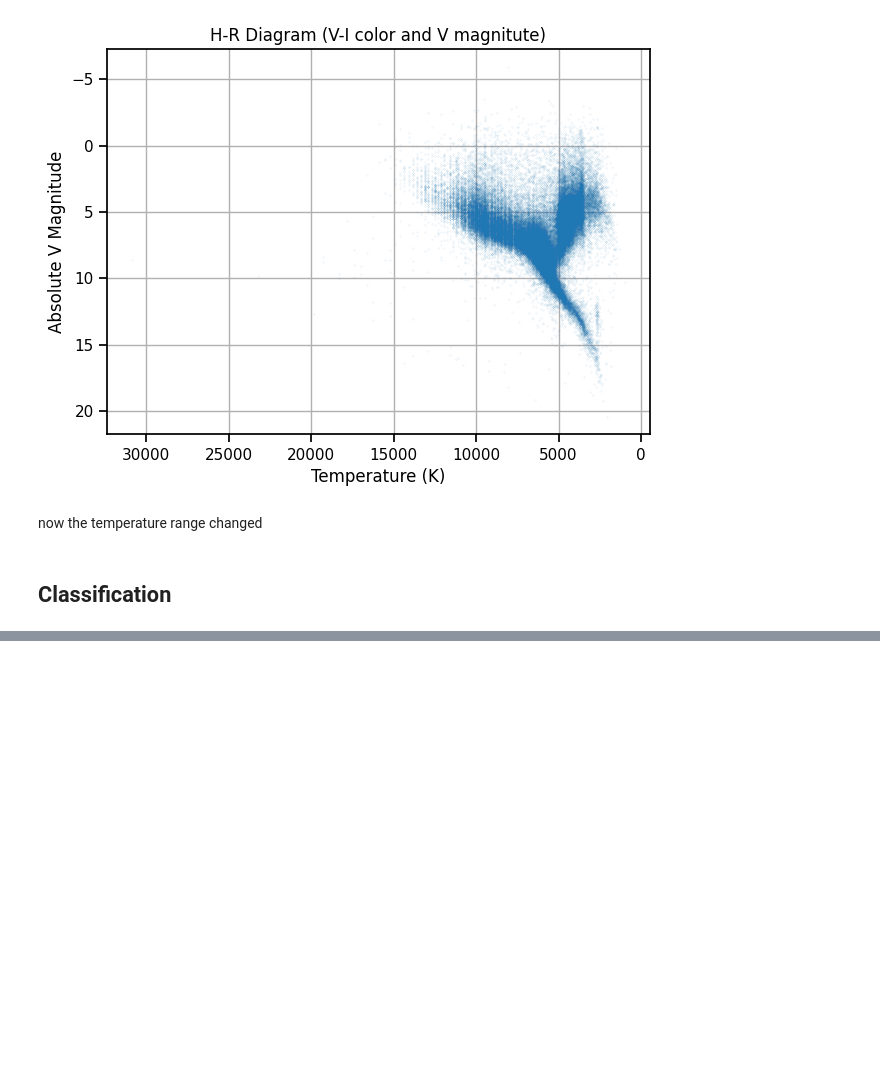
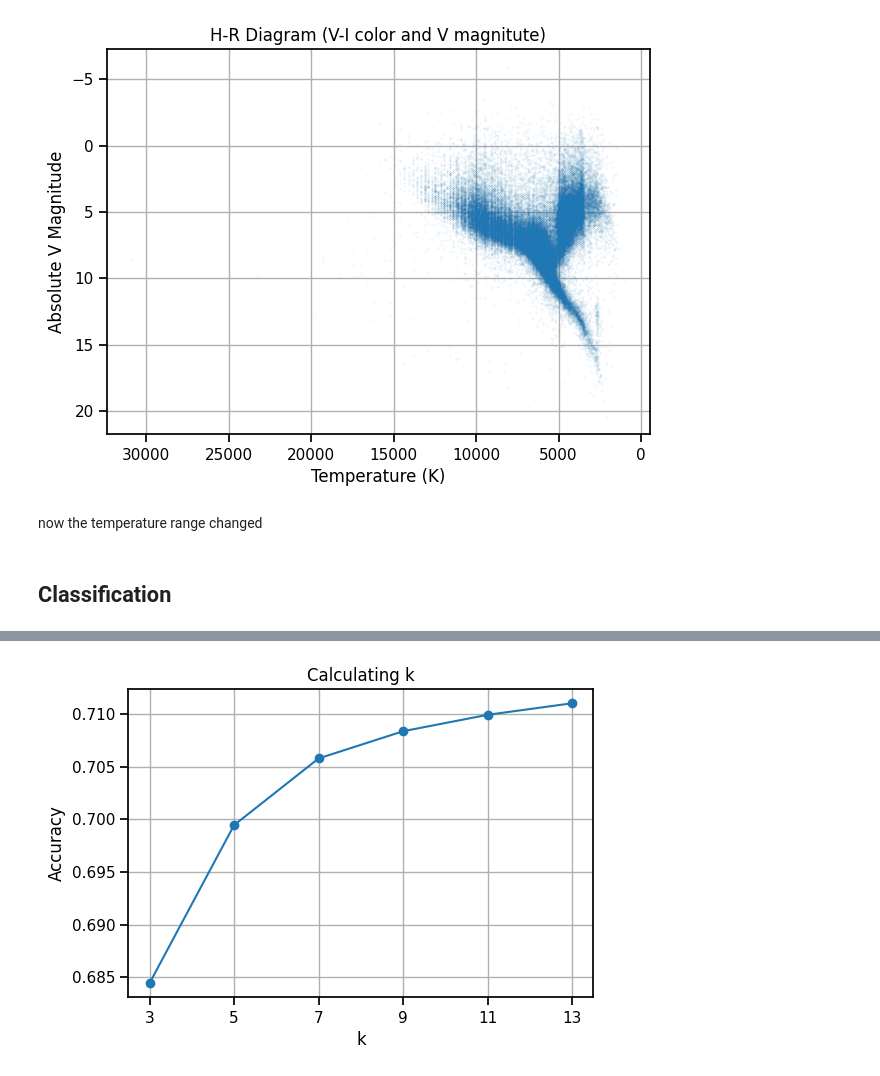
Before and after one commit to dinarazhorabek/astronomy_data_analysis, a Jupyter notebook: Hipparcos_Clustering_Starter.ipynb, the cells around one changed output, grey strips where cells are left out. Drawn from its saved outputs; the diff is of its cells as text; code cells hidden in the pictures; blank space fills up the shorter version.

Commit message:
testing classifiers

```diff
--- a/Hipparcos_Clustering_Starter.ipynb
+++ b/Hipparcos_Clustering_Starter.ipynb
@@ -462,0 +484,9 @@ now the temperature range changed
+# %%
+features = ["Plx","Vmag","BTmag","VTmag","B-V","V-I","Hpmag","HvarType"]
+data = df_clean[features].dropna(axis=0)
+data = data[data['HvarType'].notna() & (data['HvarType'].astype(str).str.strip() != '')]
+data1 = data.drop(["HvarType"],axis=1).copy()
+
+data1.shape
+data['HvarType'].value_counts()
+# X = df[features].values
@@ -462,0 +502,28 @@ now the temperature range changed
+# %%
+X = data1.values
+le = LabelEncoder()
+scaler = StandardScaler()
+X = scaler.fit_transform(X)
+Y = le.fit_transform(data['HvarType'].values)
+
+X_train, X_test, Y_train, Y_test = train_test_split(X, Y, test_size=0.5, random_state=79, stratify=Y)
+# %%
+# kNN
+accs = []
+k_values = [3,5,7,9,11,13]
+for k in k_values:
+    knn_classifier = KNeighborsClassifier(n_neighbors=k)
+    knn_classifier.fit(X_train, Y_train)
+    acc = knn_classifier.score(X_test, Y_test)
+    accs.append(acc)
+
+plt.figure(figsize=(6,4))
+plt.plot(k_values, accs, marker='o')
+plt.xticks(k_values)
+plt.xlabel('k')
+plt.ylabel('Accuracy')
+plt.title('Calculating k')
+plt.grid(True)
+plt.show()
+# %% [output]
+[figure, added]
```
Also changed, not shown: parts of 17 cells of this notebook.
